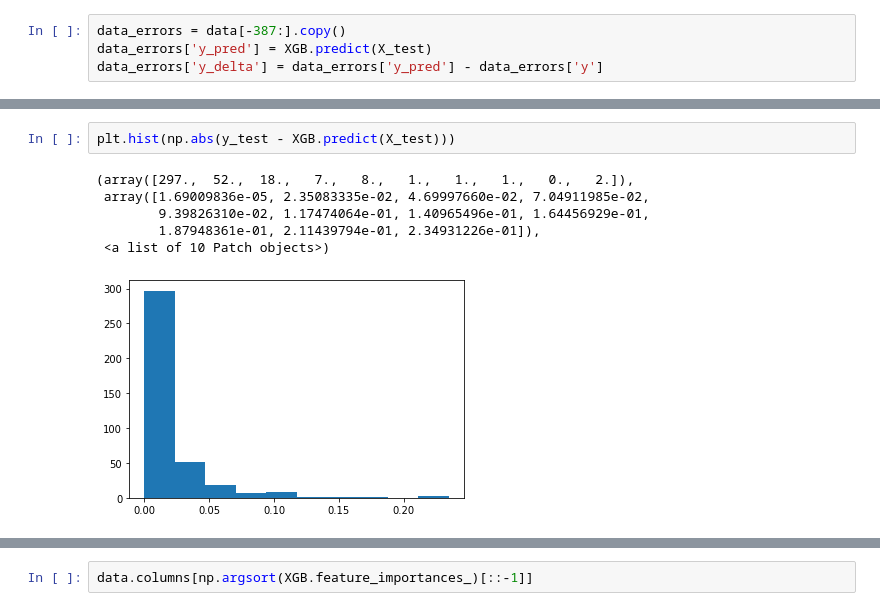
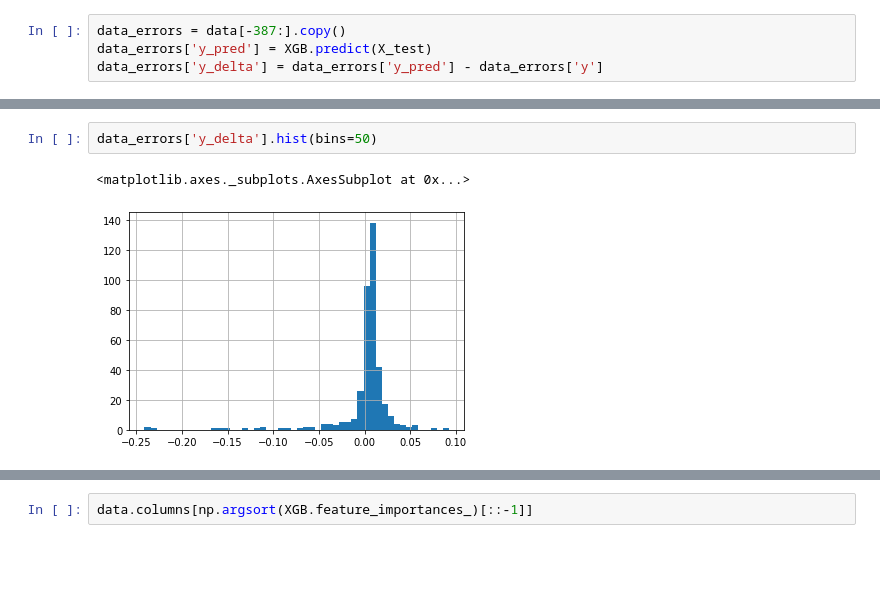
Before and after one commit to D1nay/prohack2020, a Jupyter notebook: Model selection.ipynb, the cells around one changed output, grey strips where cells are left out. Cells and saved outputs as stored; diff of their text form; blank space fills up the shorter version.

```diff
--- a/Model selection.ipynb
+++ b/Model selection.ipynb
@@ -398,9 +438,5 @@ data_errors[data_errors['y_delta']>0.1]
-# %%
-plt.hist(np.abs(y_test - XGB.predict(X_test)))
-# %% [output]
-(array([297.,  52.,  18.,   7.,   8.,   1.,   1.,   1.,   0.,   2.]),
- array([1.69009836e-05, 2.35083335e-02, 4.69997660e-02, 7.04911985e-02,
-        9.39826310e-02, 1.17474064e-01, 1.40965496e-01, 1.64456929e-01,
-        1.87948361e-01, 2.11439794e-01, 2.34931226e-01]),
- <a list of 10 Patch objects>)
-[figure, removed]
+# %%
+data_errors['y_delta'].hist(bins=50)
+# %% [output]
+<matplotlib.axes._subplots.AxesSubplot at 0x...>
+[figure, added]
```
Also changed, not shown: parts of 20 cells of this notebook.
